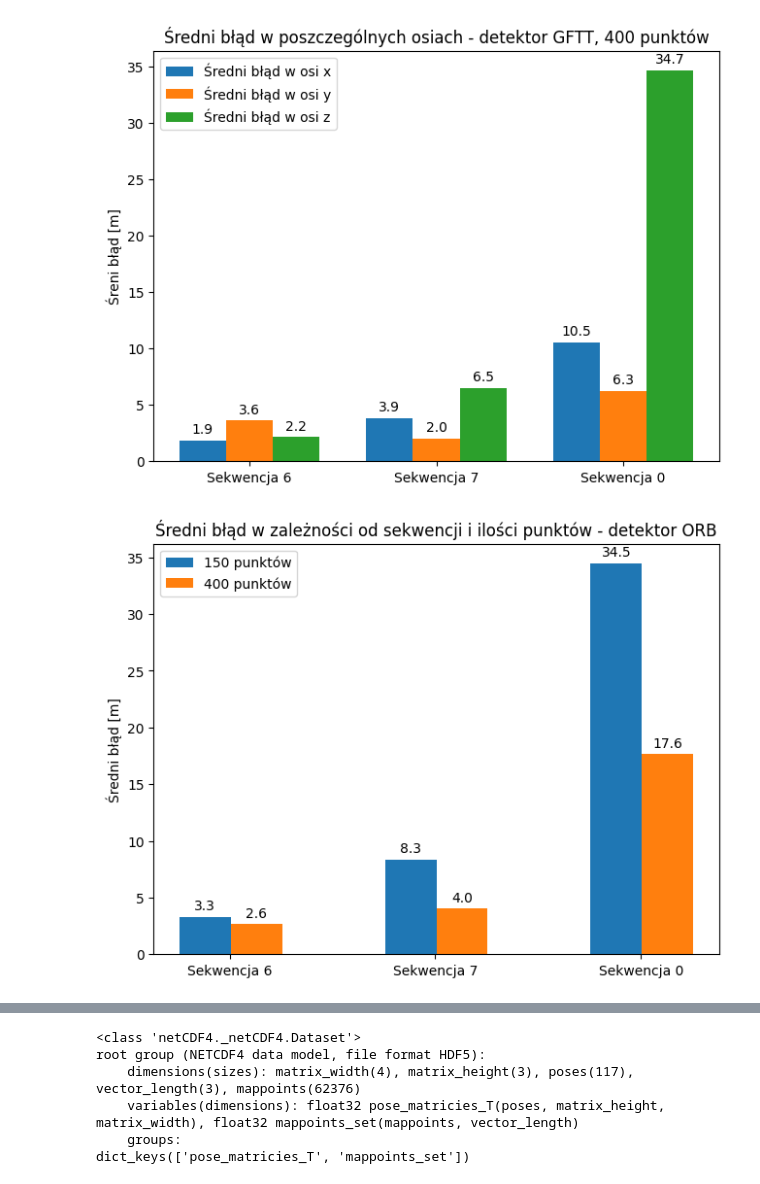
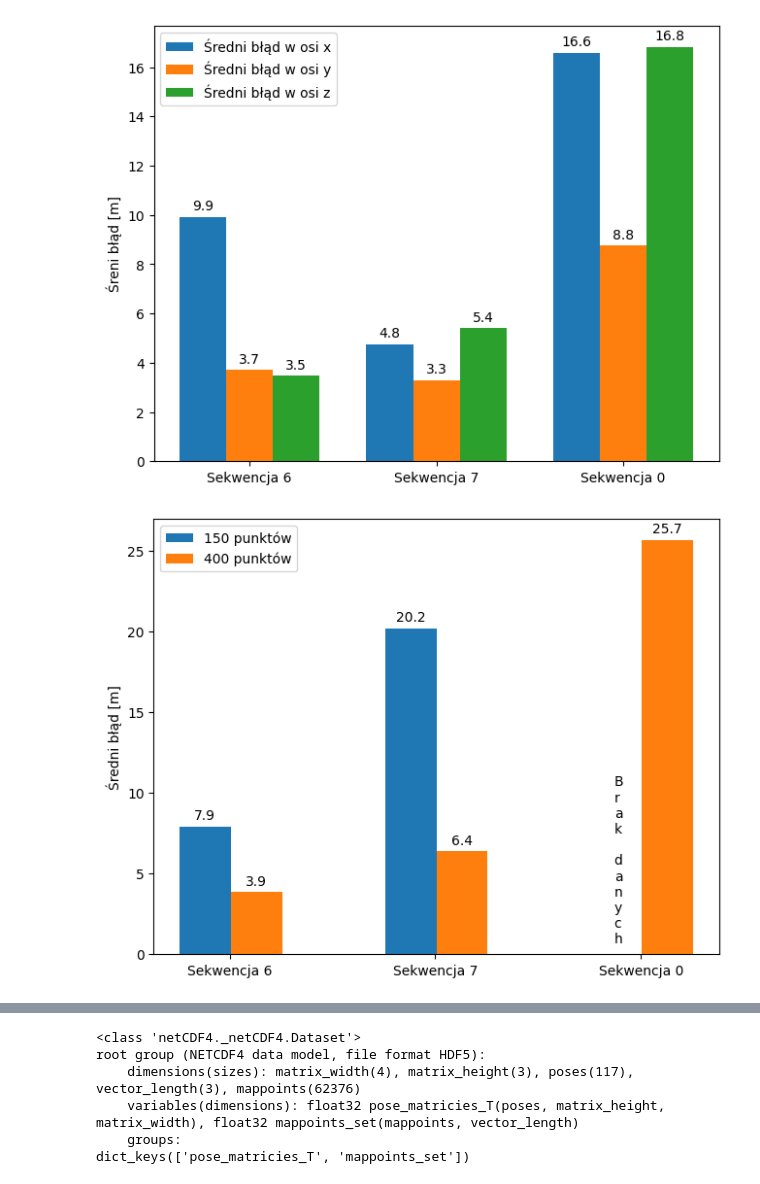
Before and after one commit to DizkiBorsuk/VisualSlam, a Jupyter notebook: scripts/result_analysis.ipynb, the cells around one changed output, grey strips where cells are left out. Cells and saved outputs as stored; diff of their text form; code cells hidden in the pictures.

```diff
--- a/scripts/result_analysis.ipynb
+++ b/scripts/result_analysis.ipynb
@@ -21,6 +21,18 @@ data_orb_0_150 = pd.read_csv("~/dev/projects_cpp/VisualSlam/results/results_ster
 data_orb_6_400 = pd.read_csv("~/dev/projects_cpp/VisualSlam/results/results_stereo_orb_6_400_no_loop.csv", delimiter = ",", header=None)
 data_orb_7_400 = pd.read_csv("~/dev/projects_cpp/VisualSlam/results/results_stereo_orb_7_400_no_loop.csv", delimiter = ",", header=None)
 data_orb_0_400 = pd.read_csv("~/dev/projects_cpp/VisualSlam/results/results_stereo_orb_0_400_no_loop.csv", delimiter = ",", header=None)
+
+data_sift_6_150 = pd.read_csv("~/dev/projects_cpp/VisualSlam/results/results_stereo_sift_6_150_no_loop.csv", delimiter = ",", header=None)
+data_sift_7_150 = pd.read_csv("~/dev/projects_cpp/VisualSlam/results/results_stereo_sift_7_150_no_loop.csv", delimiter = ",", header=None)
+# data_sift_0_150 = pd.read_csv("~/dev/projects_cpp/VisualSlam/results/results_stereo_sift_0_150_no_loop.csv", delimiter = ",", header=None)
+data_sift_6_400 = pd.read_csv("~/dev/projects_cpp/VisualSlam/results/results_stereo_sift_6_400_no_loop.csv", delimiter = ",", header=None)
+data_sift_7_400 = pd.read_csv("~/dev/projects_cpp/VisualSlam/results/results_stereo_sift_7_400_no_loop.csv", delimiter = ",", header=None)
+data_sift_0_400 = pd.read_csv("~/dev/projects_cpp/VisualSlam/results/results_stereo_sift_0_400_no_loop.csv", delimiter = ",", header=None)
+
+# get gt poses in flattened version
+ground_truth_6 = pd.read_csv('../KITTY_dataset/ground_truth_poses/06.txt', delimiter=' ', header=None)
+ground_truth_7 = pd.read_csv('../KITTY_dataset/ground_truth_poses/07.txt', delimiter=' ', header=None)
+ground_truth_0 = pd.read_csv('../KITTY_dataset/ground_truth_poses/00.txt', delimiter=' ', header=None)
 # %%
 data_gftt_6_150.columns = ['Var', 'Value']
 data_gftt_7_150.columns = ['Var', 'Value']
@@ -49,3 +80,10 @@ mean_data_orb_0_150 = data_orb_0_150.groupby('Var').mean()
 mean_data_orb_6_400 = data_orb_6_400.groupby('Var').mean()
 mean_data_orb_7_400 = data_orb_7_400.groupby('Var').mean()
 mean_data_orb_0_400 = data_orb_0_400.groupby('Var').mean()
+mean_data_sift_6_150 = data_sift_6_150.groupby('Var').mean()
+mean_data_sift_7_150 = data_sift_7_150.groupby('Var').mean()
+# mean_data_sift_0_150 = data_sift_0_150.groupby('Var').mean()
+mean_data_sift_6_400 = data_sift_6_400.groupby('Var').mean()
+mean_data_sift_7_400 = data_sift_7_400.groupby('Var').mean()
+mean_data_sift_0_400 = data_sift_0_400.groupby('Var').mean()
+mean_data_sift_0_400.head(50)
@@ -144,10 +306,9 @@ plt.savefig('Mean_error_in_xyz_gftt_150.jpg')
 # %%
-
 sekwencja = ("Sekwencja 6", "Sekwencja 7", "Sekwencja 0")
-mean_errors_gftt = {
-    'Średni błąd w osi x': (mean_data_gftt_6_400.loc['mean error x:', 'Value'], mean_data_gftt_7_400.loc['mean error x:', 'Value'], mean_data_gftt_0_400.loc['mean error x:', 'Value']),
-    'Średni błąd w osi y': (mean_data_gftt_6_400.loc['mean error y:', 'Value'], mean_data_gftt_7_400.loc['mean error y:', 'Value'], mean_data_gftt_0_400.loc['mean error y:', 'Value']),
-    'Średni błąd w osi z': (mean_data_gftt_6_400.loc['mean error z:', 'Value'], mean_data_gftt_7_400.loc['mean error z:', 'Value'], mean_data_gftt_0_400.loc['mean error z:', 'Value']),
+mean_errors_orb = {
+    'Średni błąd w osi x': (mean_data_orb_6_400.loc['mean error x:', 'Value'], mean_data_orb_7_400.loc['mean error x:', 'Value'], mean_data_orb_0_400.loc['mean error x:', 'Value']),
+    'Średni błąd w osi y': (mean_data_orb_6_400.loc['mean error y:', 'Value'], mean_data_orb_7_400.loc['mean error y:', 'Value'], mean_data_orb_0_400.loc['mean error y:', 'Value']),
+    'Średni błąd w osi z': (mean_data_orb_6_400.loc['mean error z:', 'Value'], mean_data_orb_7_400.loc['mean error z:', 'Value'], mean_data_orb_0_400.loc['mean error z:', 'Value']),
 }
 
 x = np.arange(len(sekwencja))  # the label locations
@@ -155,9 +316,8 @@ width = 0.25  # the width of the bars
 multiplier = 0
 
 fig, ax = plt.subplots(layout='constrained')
-# ax.yaxis.set_major_formatter(FormatStrFormatter('%.1f'))
 
-for attribute, measurement in mean_errors_gftt.items():
+for attribute, measurement in mean_errors_orb.items():
     offset = width * multiplier
     rects = ax.bar(x + offset, measurement, width, label=attribute)
     ax.bar_label(rects, padding=3, fmt= "%.1f")
@@ -165,40 +325,43 @@ for attribute, measurement in mean_errors_gftt.items():
 
 # Add some text for labels, title and custom x-axis tick labels, etc.
 ax.set_ylabel('Śreni błąd [m]')
-ax.set_title('Średni błąd w poszczególnych osiach - detektor GFTT, 400 punktów')
 ax.set_xticks(x + width, sekwencja)
 ax.legend(loc='upper left')
-plt.savefig('Mean_error_in_xyz_gftt_400.jpg')
+plt.savefig('../results/Mean_errors_in_xyz_orb_400.jpg')
 # %% [output]
-[figure, old version]
+[figure, new version]
 # %%
+
 sekwencja = ("Sekwencja 6", "Sekwencja 7", "Sekwencja 0")
 mean_errors_gftt = {
-    '150 punktów': (mean_data_orb_6_150.loc['total mean error:', 'Value'],
-                    mean_data_orb_7_150.loc['total mean error:', 'Value'],
-                    mean_data_orb_0_150.loc['total mean error:', 'Value']),
-    '400 punktów': (mean_data_orb_6_400.loc['total mean error:', 'Value'],
-                    mean_data_orb_7_400.loc['total mean error:', 'Value'],
-                    mean_data_orb_0_400.loc['total mean error:', 'Value'] )
+    '150 punktów': (mean_data_sift_6_150.loc['total mean error:', 'Value'],
+                    mean_data_sift_7_150.loc['total mean error:', 'Value'],
+                    float("NaN")),
+    '400 punktów': (mean_data_sift_6_400.loc['total mean error:', 'Value'],
+                    mean_data_sift_7_400.loc['total mean error:', 'Value'],
+                    mean_data_sift_0_400.loc['total mean error:', 'Value'] )
 }
 
 x = np.arange(len(sekwencja))  # the label locations
 width = 0.25  # the width of the barsGFTT
 multiplier = 0
 
 fig, ax = plt.subplots(layout='constrained')
 
 for attribute, measurement in mean_errors_gftt.items():
     offset = width * multiplier
+    print()
+
     rects = ax.bar(x + offset+0.13, measurement, width, label=attribute)
+
     ax.bar_label(rects, padding=3, fmt= "%.1f")
     multiplier += 1
 
 # Add some text for labels, title and custom x-axis tick labels, etc.
 ax.set_ylabel('Średni błąd [m]')
-ax.set_title('Średni błąd w zależności od sekwencji i ilości punktów - detektor ORB')
+ax.text(2.12,0.7, "B\nr\na\nk\n\nd\na\nn\ny\nc\nh")
 ax.set_xticks(x + width, sekwencja)
 ax.legend(loc='upper left')
-plt.savefig('Mean_error_orb.jpg')
+plt.savefig('../results/Mean_errors_sift.jpg')
 # %% [output]
-[figure, old version]
+[figure, new version]
```
Also changed, not shown: parts of 10 cells of this notebook, 9 other files.
